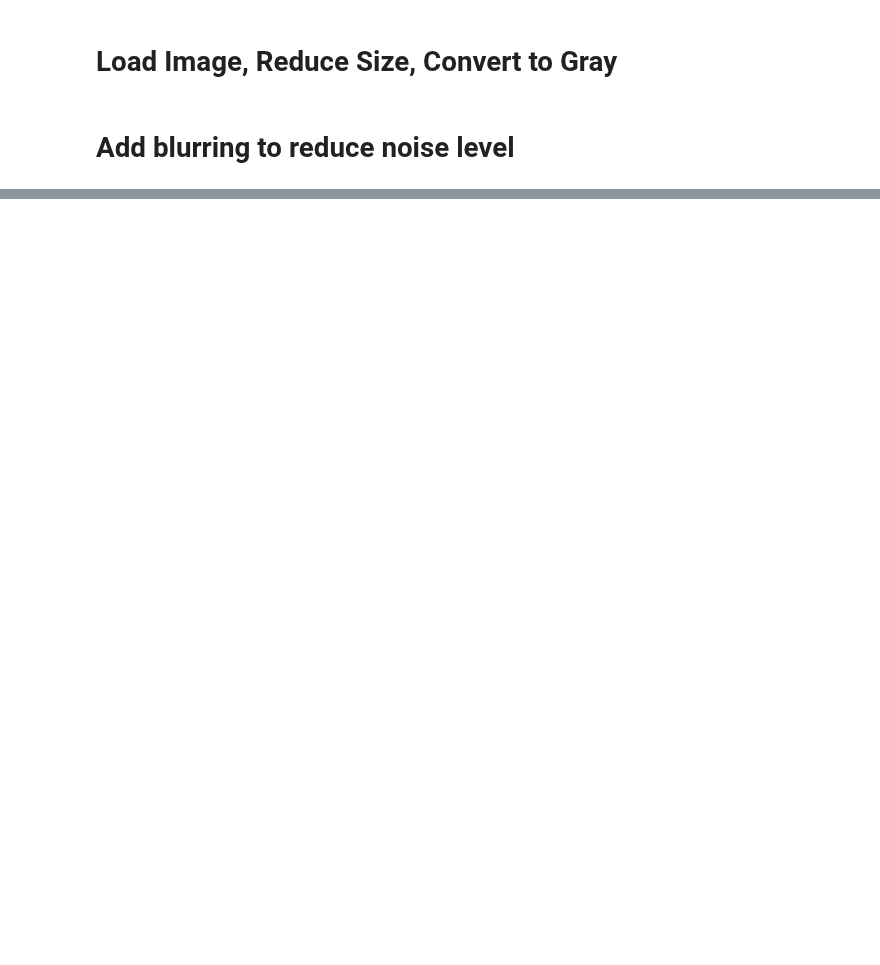
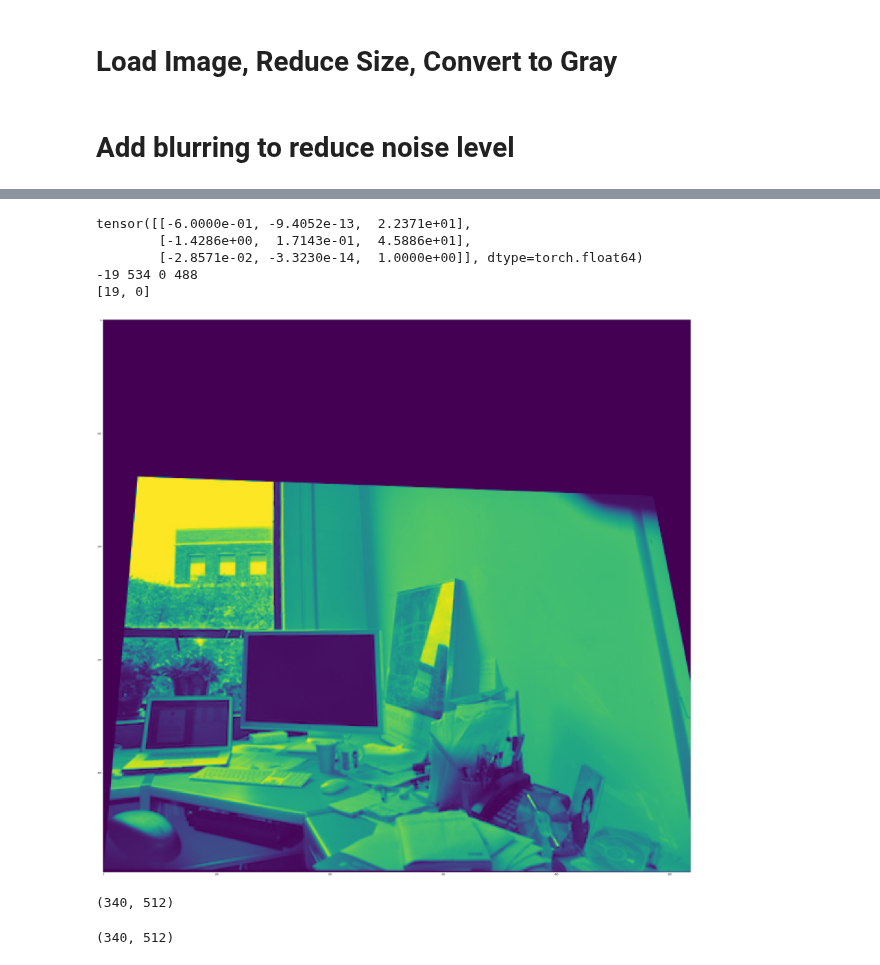
Before and after one commit to Tsmorz/computer-vision, a Jupyter notebook: Project 2/HarrisCorners.ipynb, the cells around one changed output, grey strips where cells are left out. Saved outputs shown, nothing was run; the diff lists cells and outputs as text; code cells hidden in the pictures; blank space fills up the shorter version.

```diff
--- a/Project 2/HarrisCorners.ipynb
+++ b/Project 2/HarrisCorners.ipynb
@@ -324,0 +463,10 @@ print(matches)
+# %%
+pts = np.array(matches)[:, :-1]
+print(pts.shape)
+print(srce_pts.shape)
+srce_pts = pts[:, :2].reshape(-1, 1, 2)
+print(dest_pts.shape)
+dest_pts = pts[:, 2:].reshape(-1, 1, 2)
+
+homographyMat_1, mask = cv2.findHomography(srce_pts, dest_pts, cv2.RANSAC, 1.0)
+print(homographyMat, homographyMat_1)
@@ -324,0 +482,70 @@ print(matches)
+# %%
+import cv2
+import matplotlib
+matplotlib.rcParams['figure.figsize'] = [50, 50]
+# %%
+print(h_final)
+
+h1, w1 = gray1.shape[:2]
+h2, w2 = gray2.shape[:2]
+pts1 = np.float32([[0, 0], [0, h1], [w1, h1], [w1, 0]]).reshape(-1, 1, 2)
+pts2 = np.float32([[0, 0], [0, h2], [w2, h2], [w2, 0]]).reshape(-1, 1, 2)
+pts2_ = cv2.perspectiveTransform(pts1, homographyMat_1)
+pts = np.concatenate((pts1, pts2_), axis=0)
+
+#Finding the minimum and maximum coordinates
+[xmin, ymin] = np.int32(pts.min(axis=0).ravel() - 0.5)
+[xmax, ymax] = np.int32(pts.max(axis=0).ravel() + 0.5)
+
+
+print(xmin, xmax, ymin, ymax)
+t = [-xmin, -ymin]
+print(t)
+#Translating
+Ht = np.array([[1, 0, t[0]], [0, 1, t[1]], [0, 0, 1]])
+
+
+
+# Ht = np.array([[1, 0, t[0]], [0, 1, t[1]], [0, 0, 1]])
+result = cv2.warpPerspective(gray1, Ht.dot(homographyMat_1),  (500-xmin, ymax-ymin))
+# h1, w1 = gray2.shape
+# result[t[1]:h1+t[1], t[0]:w1+t[0]] = gray2
+# result[:66, :100] = gray2
+plt.imshow(result)
+# plt.show()
+# plt.imshow(gray1)
+# plt.show()
+# plt.imshow(gray2)
+plt.show()
+gray1.shape
+# %% [output]
+tensor([[-6.0000e-01, -9.4052e-13,  2.2371e+01],
+        [-1.4286e+00,  1.7143e-01,  4.5886e+01],
+        [-2.8571e-02, -3.3230e-14,  1.0000e+00]], dtype=torch.float64)
+-19 534 0 488
+[19, 0]
+[figure, added]
+(340, 512)
+# %%
+# Load image1
+file = 'DanaOffice/DSC_0308.JPG'
+image = Image.open(file)
+
+
+# resize = np.max(image.size)/100
+
+# Reduce resolution
+# image1 = reduceRes(image,resize)
+# Convert to grayscale
+gray1 = rgb2gray(image)
+print(gray1.shape)
+
+# Load image2
+file = 'DanaOffice/DSC_0309.JPG'
+image = Image.open(file)
+# Reduce resolution
+# image2 = reduceRes(image,resize)
+# Convert to grayscale
+gray2 = rgb2gray(image)
+# %% [output]
+(340, 512)
```
Also changed, not shown: parts of 12 cells of this notebook, 2 other files.
